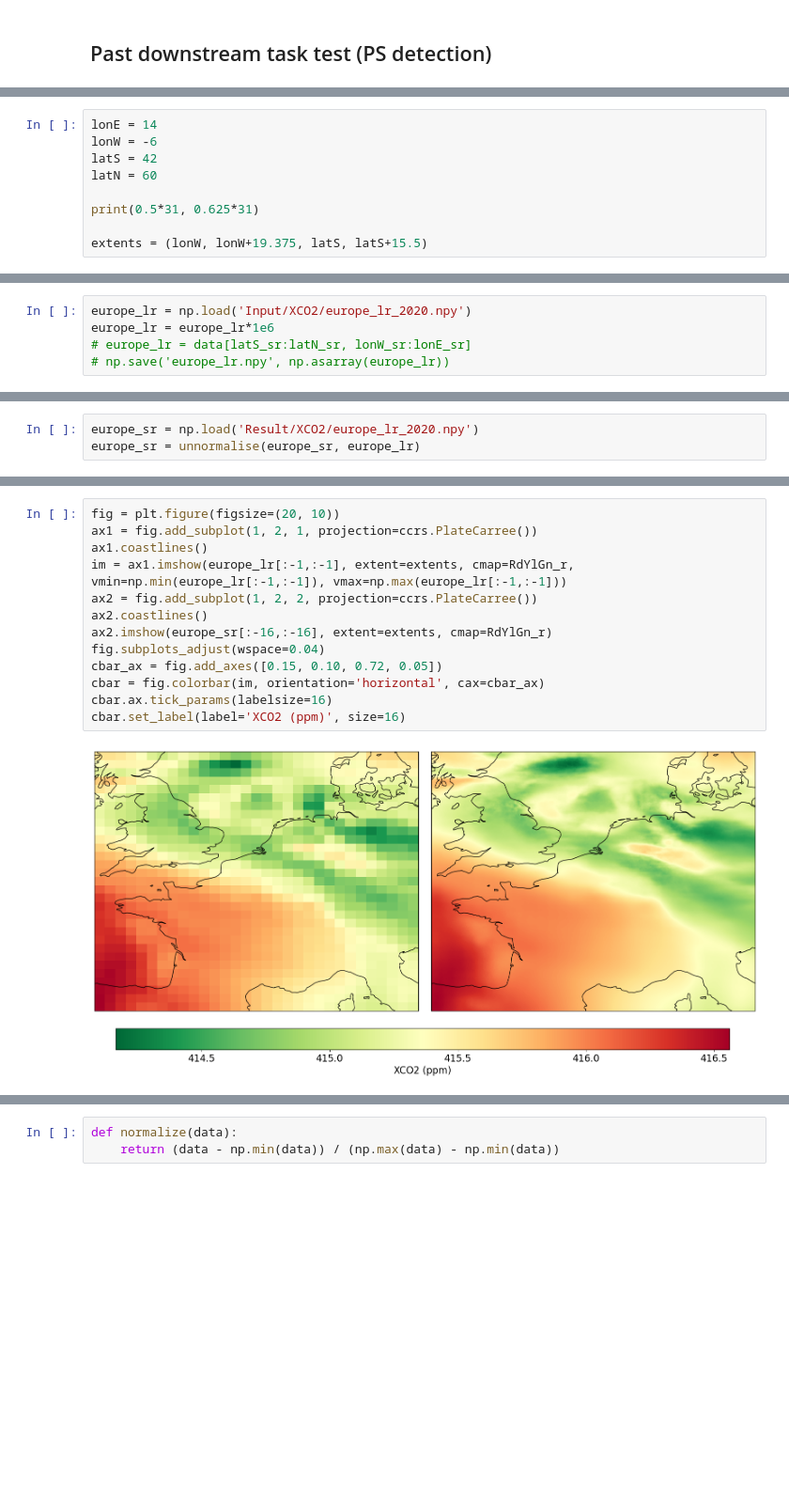
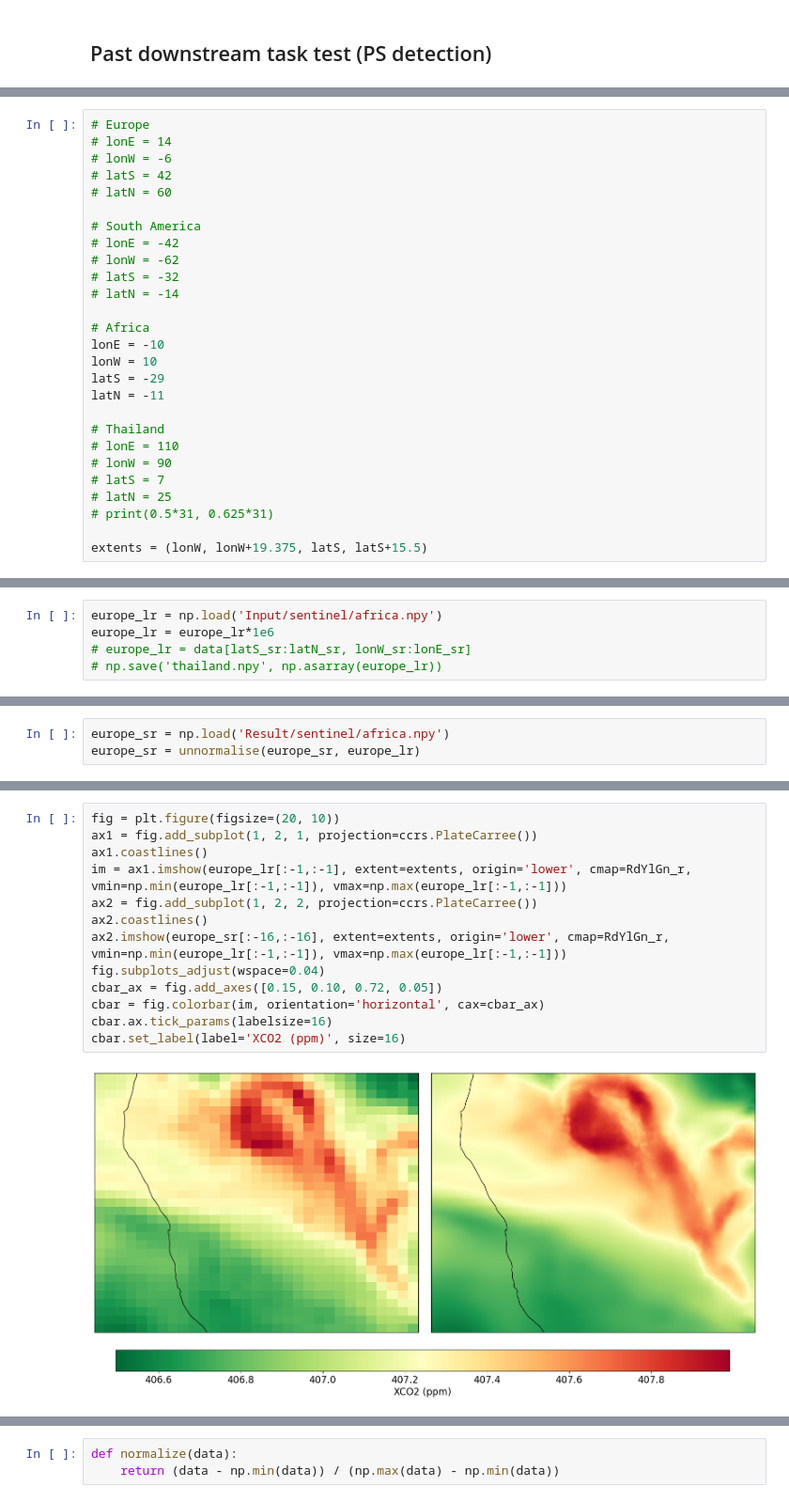
Before and after one commit to ar1619/DBPN_2, a Jupyter notebook: LST.ipynb, the cells around one changed output, grey strips where cells are left out. Shown at 94% size. Drawn from its saved outputs; the diff is of its cells as text; blank space fills up the shorter version.

```diff
--- a/LST.ipynb
+++ b/LST.ipynb
@@ -47,9 +51,27 @@ new_lat = new_lat.flatten()
 # %%
-lonE = 14
-lonW = -6
-latS = 42
-latN = 60
+# Europe
+# lonE = 14
+# lonW = -6
+# latS = 42
+# latN = 60
 
-print(0.5*31, 0.625*31)
+# South America
+# lonE = -42
+# lonW = -62
+# latS = -32
+# latN = -14
+
+# Africa
+lonE = -10
+lonW = 10
+latS = -29
+latN = -11
+
+# Thailand
+# lonE = 110
+# lonW = 90
+# latS = 7
+# latN = 25
+# print(0.5*31, 0.625*31)
 
 extents = (lonW, lonW+19.375, latS, latS+15.5)
@@ -67,5 +87,5 @@ print(lonE_sr, lonW_sr, latS_sr, latN_sr)
 # %%
-europe_lr = np.load('Input/XCO2/europe_lr_2020.npy')
+europe_lr = np.load('Input/sentinel/africa.npy')
 europe_lr = europe_lr*1e6
 # europe_lr = data[latS_sr:latN_sr, lonW_sr:lonE_sr]
-# np.save('europe_lr.npy', np.asarray(europe_lr))
+# np.save('thailand.npy', np.asarray(europe_lr))
@@ -76,3 +97,3 @@ print(np.shape(europe_lr))
 # %%
-europe_sr = np.load('Result/XCO2/europe_lr_2020.npy')
+europe_sr = np.load('Result/sentinel/africa.npy')
 europe_sr = unnormalise(europe_sr, europe_lr)
@@ -79,18 +113,18 @@ europe_sr = unnormalise(europe_sr, europe_lr)
 # %%
 fig = plt.figure(figsize=(20, 10))
 ax1 = fig.add_subplot(1, 2, 1, projection=ccrs.PlateCarree())
 ax1.coastlines()
-im = ax1.imshow(europe_lr[:-1,:-1], extent=extents, cmap=RdYlGn_r, vmin=np.min(europe_lr[:-1,:-1]), vmax=np.max(europe_lr[:-1,:-1]))
+im = ax1.imshow(europe_lr[:-1,:-1], extent=extents, origin='lower', cmap=RdYlGn_r, vmin=np.min(europe_lr[:-1,:-1]), vmax=np.max(europe_lr[:-1,:-1]))
 ax2 = fig.add_subplot(1, 2, 2, projection=ccrs.PlateCarree())
 ax2.coastlines()
-ax2.imshow(europe_sr[:-16,:-16], extent=extents, cmap=RdYlGn_r)
+ax2.imshow(europe_sr[:-16,:-16], extent=extents, origin='lower', cmap=RdYlGn_r, vmin=np.min(europe_lr[:-1,:-1]), vmax=np.max(europe_lr[:-1,:-1]))
 fig.subplots_adjust(wspace=0.04)
 cbar_ax = fig.add_axes([0.15, 0.10, 0.72, 0.05])
 cbar = fig.colorbar(im, orientation='horizontal', cax=cbar_ax)
 cbar.ax.tick_params(labelsize=16)
 cbar.set_label(label='XCO2 (ppm)', size=16)
 # %% [output]
-[figure, old version]
+[figure, new version]
 # %%
 file_test = np.load('Input/XCO2/0_lr.npy')
 file_lr = np.expand_dims(file_test, axis=0)
```
Also changed, not shown: parts of 38 cells of this notebook.
